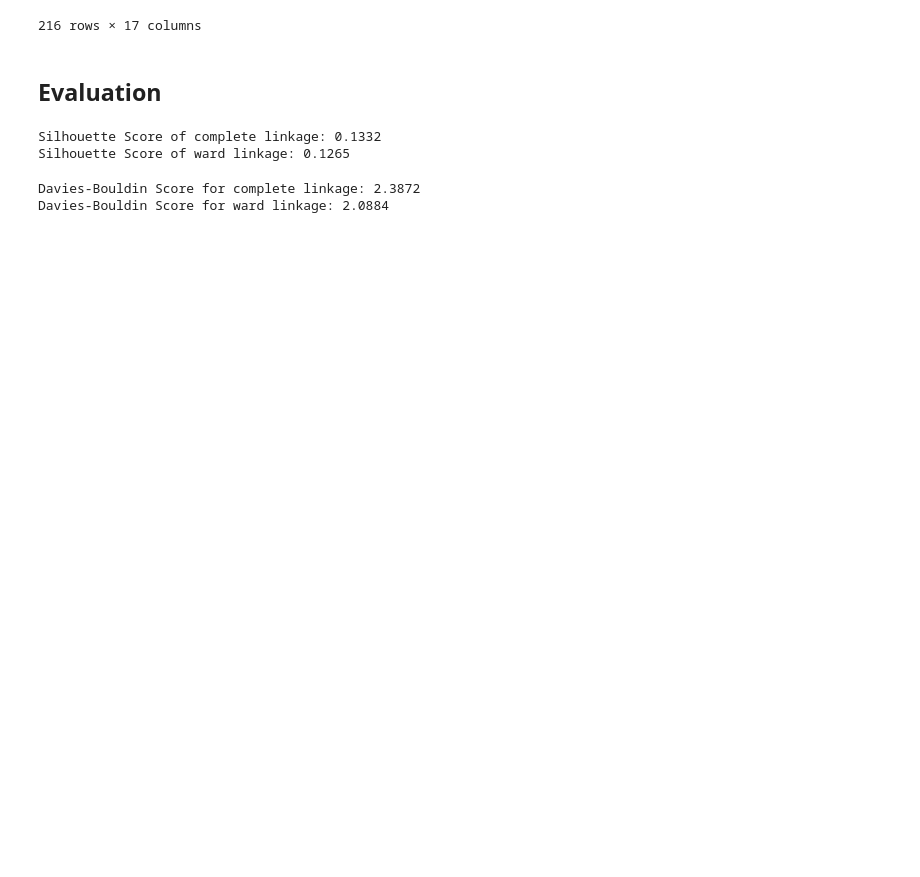
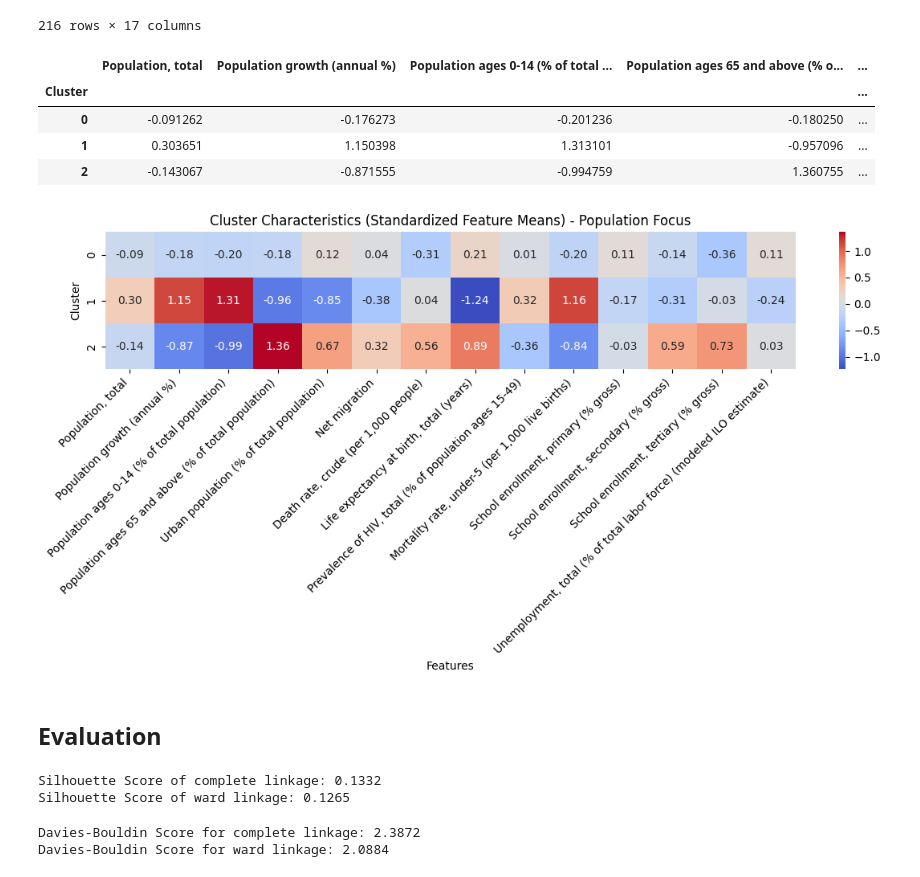
Before and after one commit to ndstt/01204314-65-Statistics-for-Computer-Engineering-Applications, a Jupyter notebook: final_project/part2.3/part2_3.ipynb, the cells around one changed output. Saved outputs shown, nothing was run; the diff lists cells and outputs as text; code cells hidden in the pictures; blank space fills up the shorter version.

```diff
--- a/final_project/part2.3/part2_3.ipynb
+++ b/final_project/part2.3/part2_3.ipynb
@@ -594,6 +590,41 @@ df_result
 | 214 | Zambia | 19473125.0 | 2.84 | 43.26 | 1.74 | ... |
 | 215 | Zimbabwe | 15993524.0 | 2.05 | 40.89 | 3.36 | ... |
 216 rows × 17 columns
+# %%
+# ใช้คอลัมน์ 'Cluster ward' สำหรับการวิเคราะห์
+cluster_col = 'Cluster ward'
+
+# แยกเฉพาะคอลัมน์ตัวแปรที่เป็นตัวเลข
+numeric_features = df_result.drop(columns=['Country Name', 'Cluster complete', 'Cluster ward'])
+
+# Normalize ข้อมูล
+scaler = StandardScaler()
+scaled_features = scaler.fit_transform(numeric_features)
+scaled_df = pd.DataFrame(scaled_features, columns=numeric_features.columns)
+scaled_df['Cluster'] = df_result[cluster_col]
+
+# สร้างโปรไฟล์เฉลี่ยของแต่ละคลัสเตอร์
+cluster_profiles = scaled_df.groupby('Cluster').mean()
+
+# แสดงผลลัพธ์ใน Jupyter
+display(cluster_profiles)
+
+# วาด heatmap สำหรับวิเคราะห์ characteristic
+plt.figure(figsize=(12, 6))
+sns.heatmap(cluster_profiles, cmap="coolwarm", annot=True, fmt=".2f", cbar=True)
+plt.title("Cluster Characteristics (Standardized Feature Means) - Population Focus")
+plt.xlabel("Features")
+plt.ylabel("Cluster")
+plt.xticks(rotation=45, ha='right')
+plt.tight_layout()
+plt.show()
+# %% [output]
+|  | Population, total | Population growth (annual %) | Population ages 0-14 (% of total ... | Population ages 65 and above (% o... | ... |
+| Cluster |  |  |  |  | ... |
+| 0 | -0.091262 | -0.176273 | -0.201236 | -0.180250 | ... |
+| 1 | 0.303651 | 1.150398 | 1.313101 | -0.957096 | ... |
+| 2 | -0.143067 | -0.871555 | -0.994759 | 1.360755 | ... |
+[figure, added]
 # %% [markdown]
 ## Evaluation
 # %%
```
Also changed, not shown: parts of 5 cells of this notebook, 4 other files.
